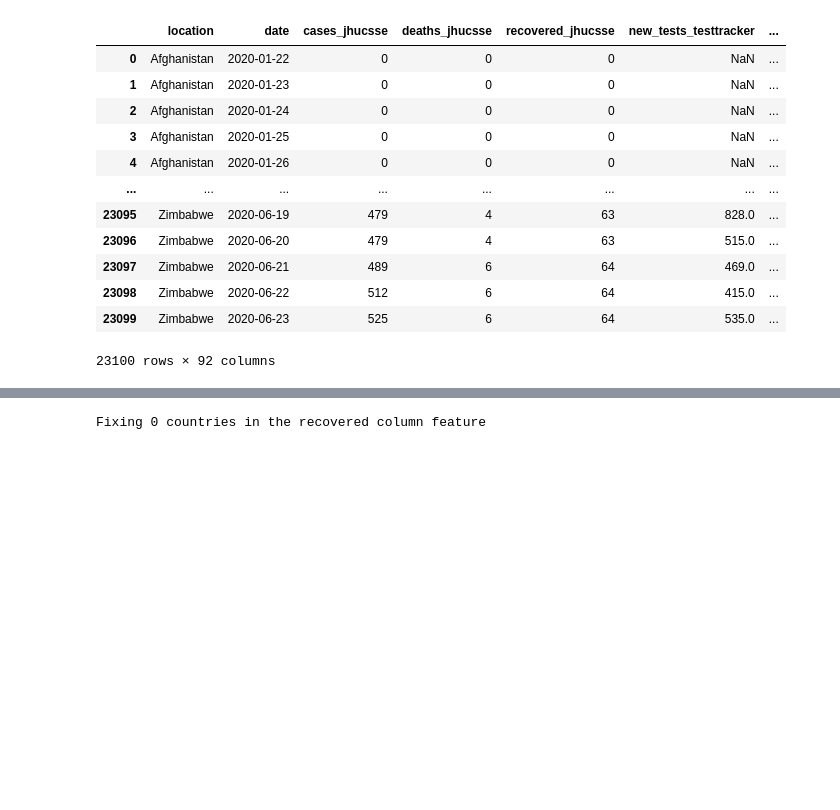
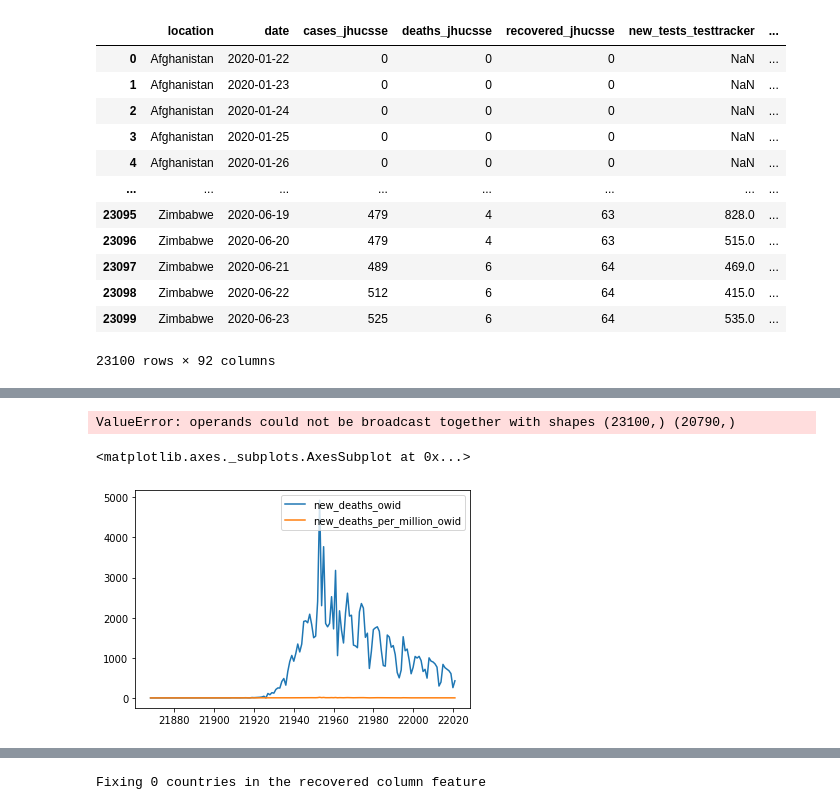
Before and after one commit to mgudorf/datsci, a Jupyter notebook: capstone2/COVID19_data_cleaning_and_exploration.ipynb, the cells around one changed output, grey strips where cells are left out. Saved outputs shown, nothing was run; the diff lists cells and outputs as text; code cells hidden in the pictures; blank space fills up the shorter version.

```diff
--- a/capstone2/COVID19_data_cleaning_and_exploration.ipynb
+++ b/capstone2/COVID19_data_cleaning_and_exploration.ipynb
@@ -519,7 +524,7 @@ This dataset only pertains to testing data of different locations.
 test_tracker = regularize_names(pd.read_csv('test_tracker.csv'),
                           datekey='date', locationkey='country').set_index(
                             ['location', 'date']).drop(
-                                    columns=['population','country','alpha3']).sort_index()
+                                    columns=['country','population','alpha3']).sort_index()
 # %%
 test_tracker.sample(5)
 # %% [output]
@@ -578,6 +583,10 @@ eda_data.to_csv('eda_data.csv')
 # %% [output]
 The range of all dates is from 2020-01-22 00:00:00 to 2020-06-23 00:00:00
 The final number of countries included is 150
+# %%
+for country_indices in country_groupby(eda_data):
+    eda_data.loc[country_indices, column_search(eda_data,'population')] = \
+    eda_data.loc[country_indices,  column_search(eda_data,'population')].fillna(method='ffill').fillna(method='bfill').values
 # %%
 dataframe_list, modeling_dates, modeling_countries = regularize_time_series(global_data)
 print('The range of all dates is from {} to {}'.format(modeling_dates.min(), modeling_dates.max()))
@@ -722,11 +731,12 @@ I want to normalize by population, so first I need to fill in the missing values
 # %%
 # To prevent the SettingCopyWithSlice warning use loc, which needs index values, hence
 # the application of this workaround function.
-df.loc[country_search(df, 'Afghanistan'), 'population_density'] = 154
-df.loc[country_search(df, 'Kosovo'), 'population_density'] = 159
+# df.loc[country_search(df, 'Afghanistan'), 'population_density'] = 154
+# df.loc[country_search(df, 'Kosovo'), 'population_density'] = 159
+eda_data.loc[country_search(df, 'South Sudan'), 'population_density'] = 20.3
 df.loc[country_search(df, 'South Sudan'), 'population_density'] = 20.3
-df.loc[country_search(df, 'Guinea Bissau'), 'population'] = \
-df.loc[country_search(df, 'Guinea Bissau'), 'population'].max()
+# df.loc[country_search(df, 'Guinea Bissau'), 'population'] = \
+# df.loc[country_search(df, 'Guinea Bissau'), 'population'].max()
 
 df.loc[country_search(df, 'Guinea Bissau'), 'population_density'] = \
 df.loc[country_search(df, 'Guinea Bissau'), 'population_density'].max()
@@ -736,7 +746,7 @@ for country_indices in country_groupby(df):
     df.loc[country_indices, ['population','population_density']] = \
     df.loc[country_indices,  ['population','population_density']].fillna(method='ffill').fillna(method='bfill').values
 
-df = df[df.population > df.population.quantile(0.1)]
+# df = df[df.population > df.population.quantile(0.1)]
 per_million_population = df.population / 1000000.
 population_density = df.population_density
 world_pop = df[df.time_index==df.time_index.max()].population.sum()
@@ -808,0 +844,12 @@ eda_data.loc[eda_data.new_deaths_owid<0, 'new_deaths_owid'] = 0
+# %%
+eda_data.loc[:, 'new_deaths_jhucsse'] = (eda_data.set_index(['time_index','location']).deaths_jhucsse.groupby(
+                                            level=1).diff(1).fillna(0).values / per_million_population.values)
+eda_data.loc[:, 'new_deaths_testtracker'] = (eda_data.set_index(['time_index','location']).deaths_testtracker.groupby(
+                                            level=1).diff(1).fillna(0).values / per_million_population.values)
+# %% [output]
+ValueError: operands could not be broadcast together with shapes (23100,) (20790,)
+# %%
+eda_data[eda_data.location=='United States'].loc[:, column_search(eda_data,'new_deaths')[:2]].plot()
+# %% [output]
+<matplotlib.axes._subplots.AxesSubplot at 0x...>
+[figure, added]
```
Also changed, not shown: parts of 12 cells of this notebook, 3 other files.
